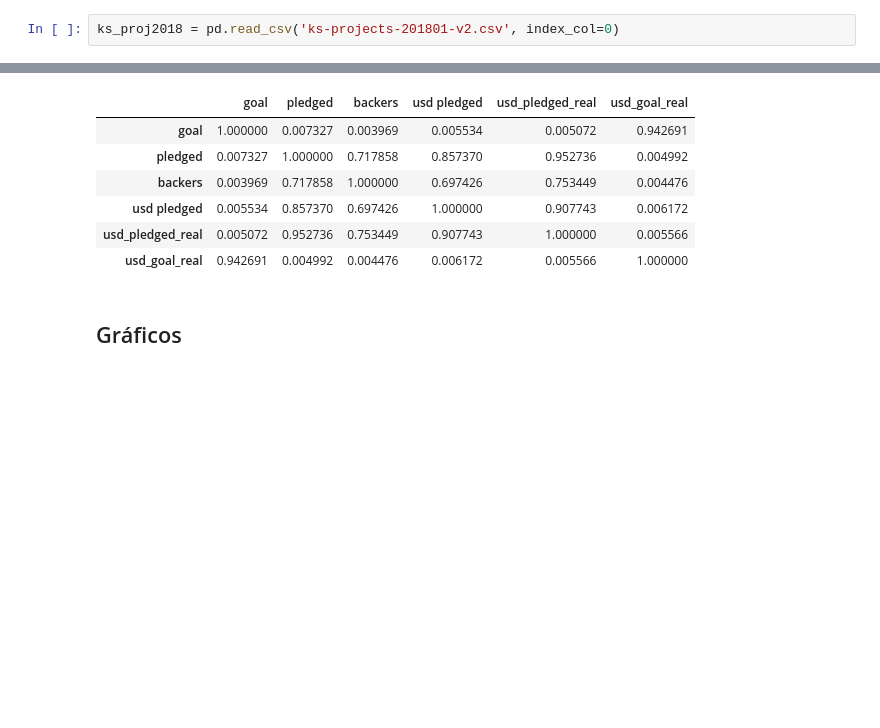
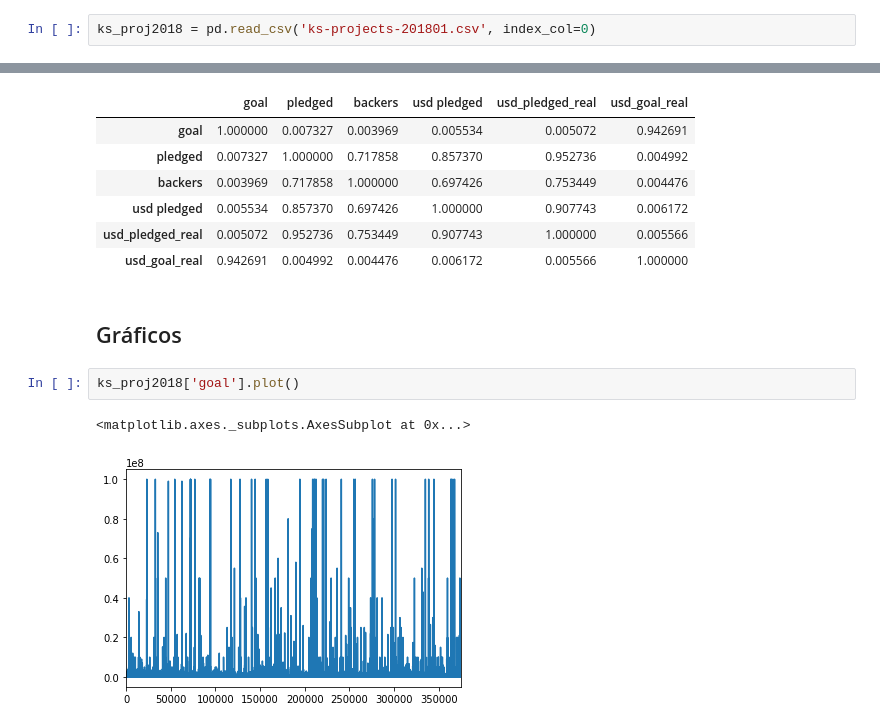
Before and after one commit to NicoliAraujo/deep-learning-learning, a Jupyter notebook: minicurso-pandas/intro_pandas_parte1.ipynb, the cells around one changed output, grey strips where cells are left out. Drawn from its saved outputs; the diff is of its cells as text; blank space fills up the shorter version.

```diff
--- a/minicurso-pandas/intro_pandas_parte1.ipynb
+++ b/minicurso-pandas/intro_pandas_parte1.ipynb
@@ -6,4 +11,4 @@ import matplotlib.pyplot as plt
 
 %matplotlib inline
 # %%
-ks_proj2018 = pd.read_csv('ks-projects-201801-v2.csv', index_col=0)
+ks_proj2018 = pd.read_csv('ks-projects-201801.csv', index_col=0)
@@ -368,3 +395,8 @@ ks_proj2018[numeric_columns].corr()
 | usd_goal_real | 0.942691 | 0.004992 | 0.004476 | 0.006172 | 0.005566 | 1.000000 |
 # %% [markdown]
 ## Gráficos
+# %%
+ks_proj2018['goal'].plot()
+# %% [output]
+<matplotlib.axes._subplots.AxesSubplot at 0x...>
+[figure, added]
```
Also changed, not shown: parts of 7 cells of this notebook, 1 other file.
